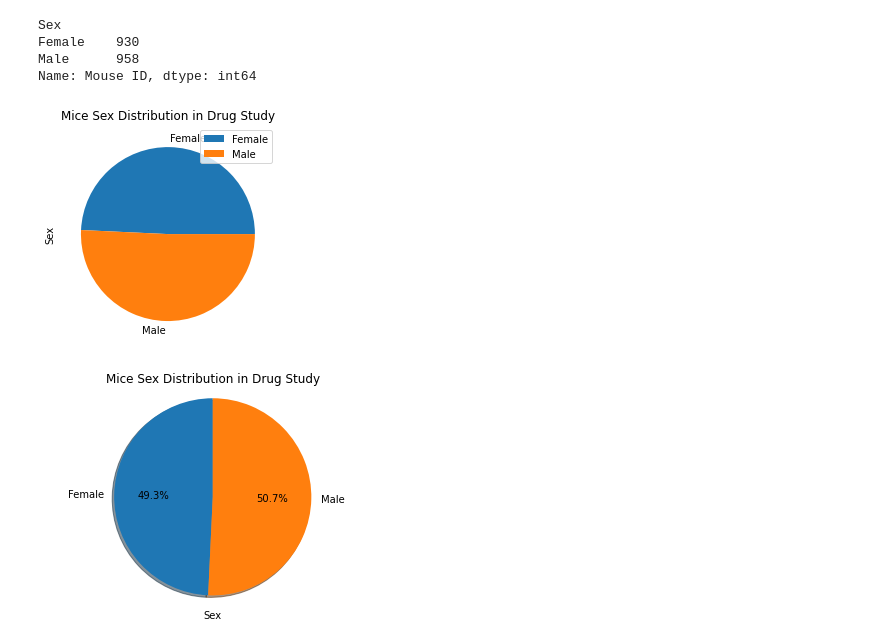
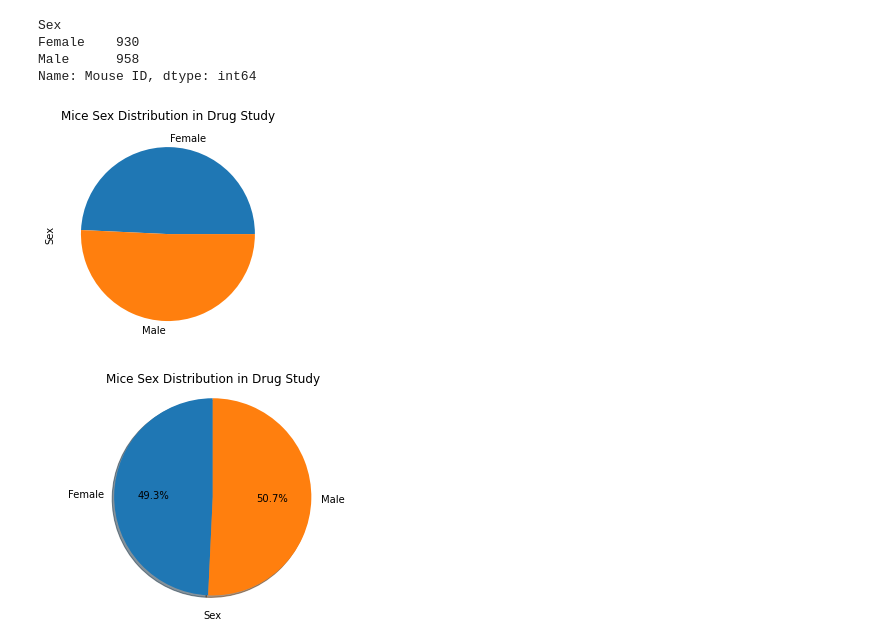
Before and after one commit to Gujaratigirl/HW-MatPlotLib, a Jupyter notebook: Pymaceuticals/pymaceuticals_starter_2.ipynb, the cells around one changed output. Drawn from its saved outputs; the diff is of its cells as text; code cells hidden in the pictures.

```diff
--- a/Pymaceuticals/pymaceuticals_starter_2.ipynb
+++ b/Pymaceuticals/pymaceuticals_starter_2.ipynb
@@ -312,17 +313,17 @@ Female    930
 Male      958
 Name: Mouse ID, dtype: int64
 # %%
-gender_pie = count_gender.plot(kind="pie", y='Mouse ID', title=("Mice Sex Distribution in Drug Study"))
+gender_pie = count_gender.plot(kind="pie", y='Mouse ID', title=("Mice Sex Distribution in Drug Study"), legend = False)
 gender_pie.set_ylabel("Sex")
 
 plt.show()
 #plt.axis("equal")
 
 
 #How can I make legend smaller or move it??
 #plt.legend(loc="lower right")
 # %% [output]
-[figure, old version]
+[figure, new version]
 # %%
 # Generate a pie plot showing the distribution of female versus male mice using pyplot
 
```
Also changed, not shown: parts of 5 cells of this notebook.
